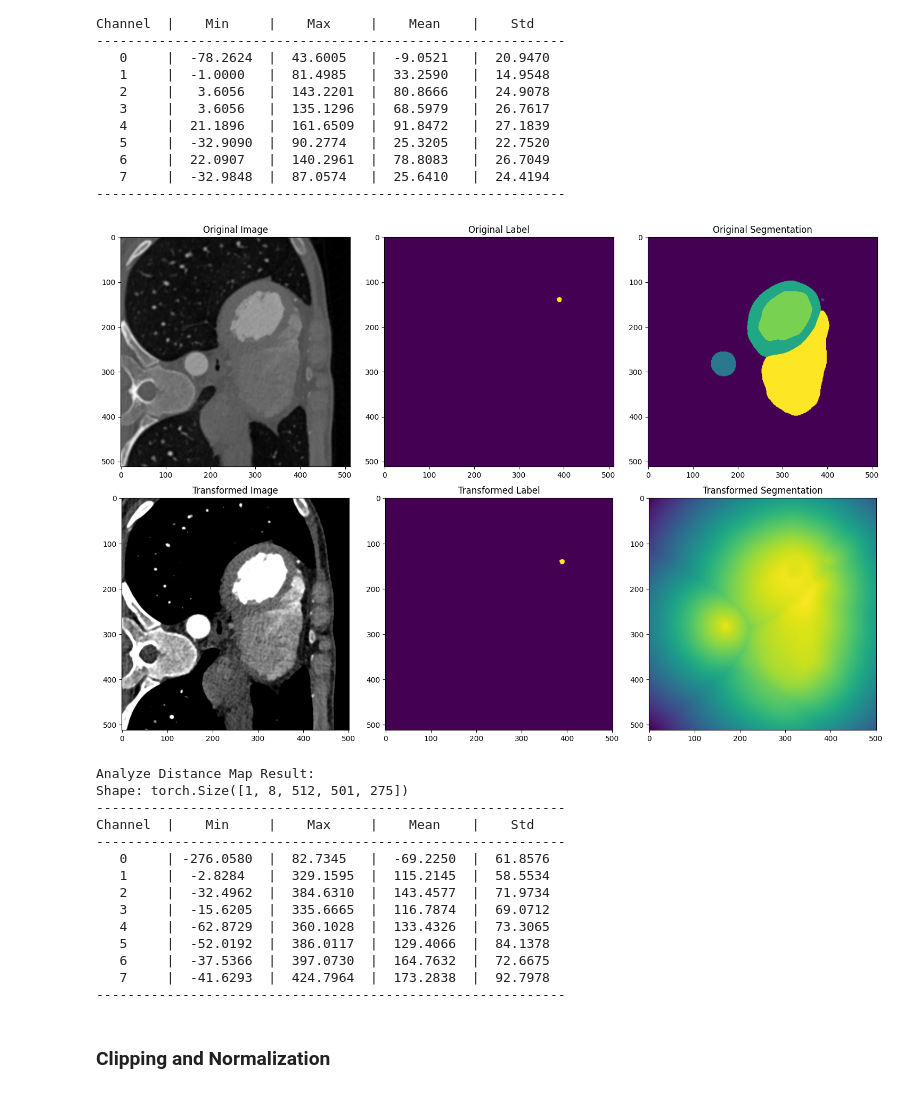
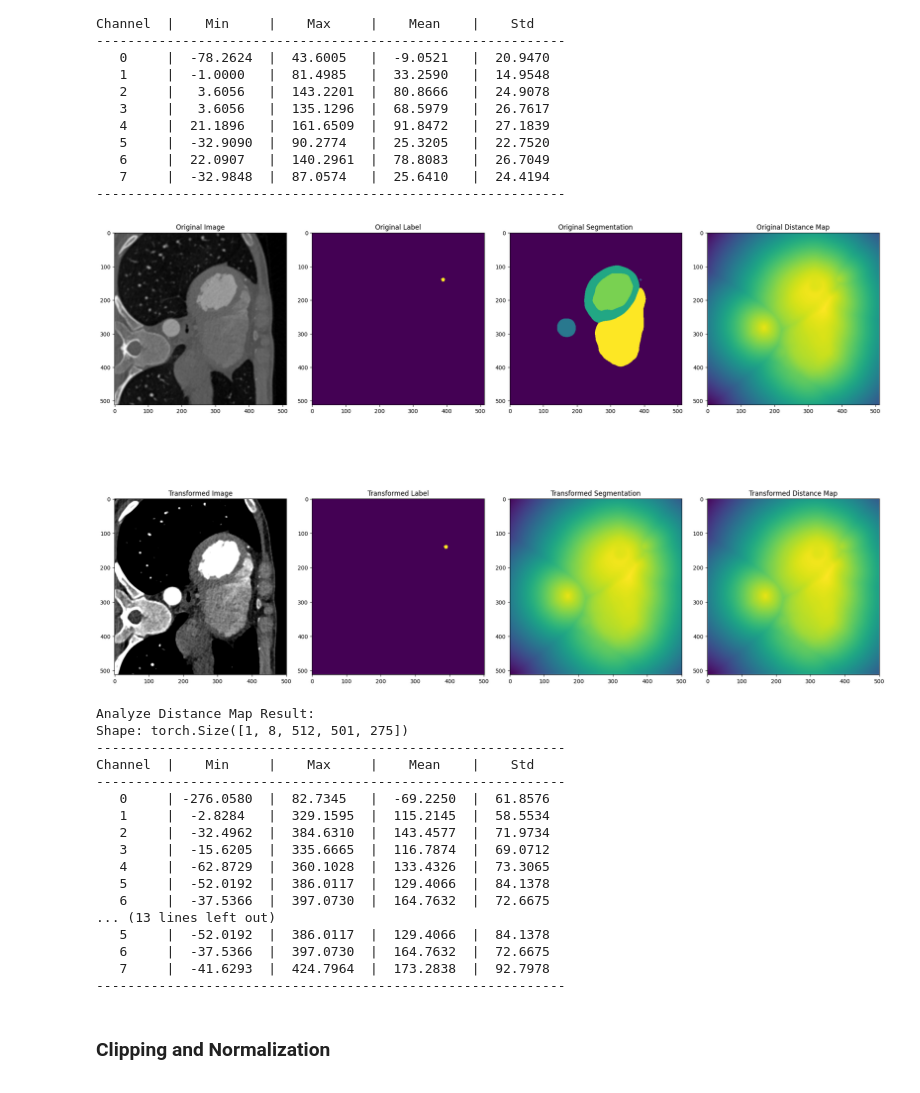
Before and after one commit to seoooa/coronary-artery-ablation, a Jupyter notebook: nbs/imageCAS.ipynb, the cells around one changed output. Drawn from its saved outputs; the diff is of its cells as text; code cells hidden in the pictures.

```diff
--- a/nbs/imageCAS.ipynb
+++ b/nbs/imageCAS.ipynb
@@ -219,14 +219,14 @@ val_transforms = Compose(val_transforms)
 train_transforms = Compose(transforms)
 val_transforms = Compose(val_transforms)
 # %%
-def visualize_transforms(image_path, label_path, seg_path, slice_idx=80, transform=train_transforms):
+def visualize_transforms(image_path, label_path, seg_path, dist_path, slice_idx=80, transform=train_transforms):
     """visualize the before/after transforms for a specific image."""
 
-    data_dict = [{"image": image_path, "label": label_path, "seg": seg_path}]
+    data_dict = [{"image": image_path, "label": label_path, "seg": seg_path, "dist": dist_path}]
 
     basic_transforms = Compose([
-        LoadImaged(keys=["image", "label", "seg"]),
-        EnsureChannelFirstd(keys=["image", "label", "seg"]),
+        LoadImaged(keys=["image", "label", "seg", "dist"]),
+        EnsureChannelFirstd(keys=["image", "label", "seg", "dist"]),
     ])
 
     basic_ds = Dataset(data=data_dict, transform=basic_transforms)
@@ -235,38 +235,47 @@ def visualize_transforms(image_path, label_path, seg_path, slice_idx=80, transfo
     basic_data = first(DataLoader(basic_ds, batch_size=1))
     full_data = first(DataLoader(full_ds, batch_size=1))
 
-    plt.figure("Transforms Visualization", (15, 10))
+    plt.figure("Transforms Visualization", (20, 15))
 
     # Original Data (First Row)
-    plt.subplot(2, 3, 1)
+    plt.subplot(2, 4, 1)
     plt.title("Original Image")
     plt.imshow(basic_data["image"][0, 0, :, :, slice_idx], cmap="gray")
 
-    plt.subplot(2, 3, 2)
+    plt.subplot(2, 4, 2)
     plt.title("Original Label")
     plt.imshow(basic_data["label"][0, 0, :, :, slice_idx])
 
-    plt.subplot(2, 3, 3)
+    plt.subplot(2, 4, 3)
     plt.title("Original Segmentation")
     plt.imshow(basic_data["seg"][0, 0, :, :, slice_idx])
 
+    plt.subplot(2, 4, 4)
+    plt.title("Original Distance Map")
+    plt.imshow(basic_data["dist"][0, 0, :, :, slice_idx])
+
     # Transformed Data (Second Row)
-    plt.subplot(2, 3, 4)
+    plt.subplot(2, 4, 5)
     plt.title("Transformed Image")
     plt.imshow(full_data["image"][0, 0, :, :, slice_idx], cmap="gray")
 
-    plt.subplot(2, 3, 5)
+    plt.subplot(2, 4, 6)
     plt.title("Transformed Label")
     plt.imshow(full_data["label"][0, 0, :, :, slice_idx])
 
-    plt.subplot(2, 3, 6)
+    plt.subplot(2, 4, 7)
     plt.title("Transformed Segmentation")
     plt.imshow(full_data["seg"][0, 0, :, :, slice_idx])
+
+    plt.subplot(2, 4, 8)
+    plt.title("Transformed Distance Map")
+    plt.imshow(full_data["dist"][0, 0, :, :, slice_idx])
 
     plt.tight_layout()
     plt.show()
 
     analyze_distance_map(full_data["seg"])
+    analyze_distance_map(full_data["dist"])
 # %%
 case_dir = "data/imageCAS_ablation/test/790"
 image_path = os.path.join(case_dir, "img.nii.gz")
@@ -293,12 +303,13 @@ Channel  |    Min     |    Max     |    Mean    |    Std
 # %%
 case_dir = "data/imageCAS_ablation/test/790"
 image_path = os.path.join(case_dir, "img.nii.gz")
 label_path = os.path.join(case_dir, "label.nii.gz")
 seg_path = os.path.join(case_dir, "heart_combined.nii.gz")
+dist_path = os.path.join(case_dir, "distance_map.nii.gz")
 
-visualize_transforms(image_path, label_path, seg_path, slice_idx=80, transform=val_transforms)
+visualize_transforms(image_path, label_path, seg_path, dist_path, slice_idx=80, transform=val_transforms)
 # %% [output]
-[figure, old version]
+[figure, new version]
 Analyze Distance Map Result:
 Shape: torch.Size([1, 8, 512, 501, 275])
 ------------------------------------------------------------
@@ -311,6 +322,9 @@ Channel  |    Min     |    Max     |    Mean    |    Std
    4     |  -62.8729  |  360.1028  |  133.4326  |  73.3065
    5     |  -52.0192  |  386.0117  |  129.4066  |  84.1378
    6     |  -37.5366  |  397.0730  |  164.7632  |  72.6675
+... (13 lines left out)
+   5     |  -52.0192  |  386.0117  |  129.4066  |  84.1378
+   6     |  -37.5366  |  397.0730  |  164.7632  |  72.6675
    7     |  -41.6293  |  424.7964  |  173.2838  |  92.7978
 ------------------------------------------------------------
 # %% [markdown]
```
Also changed, not shown: parts of 1 cell of this notebook.
